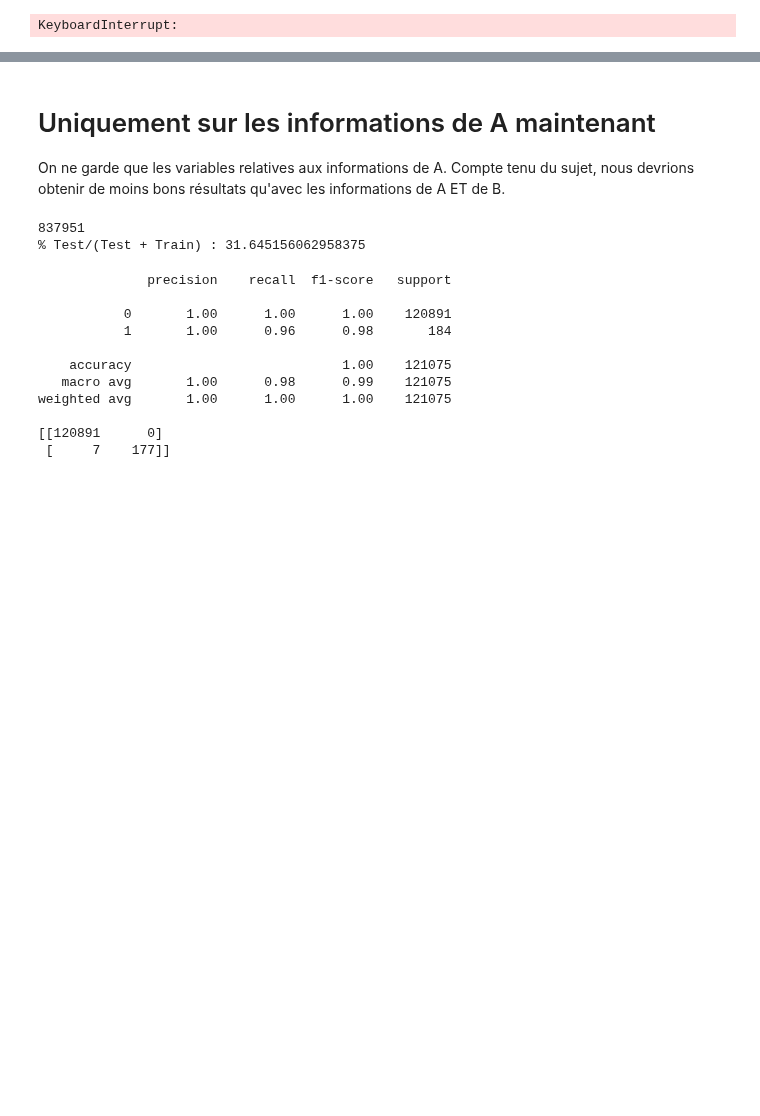
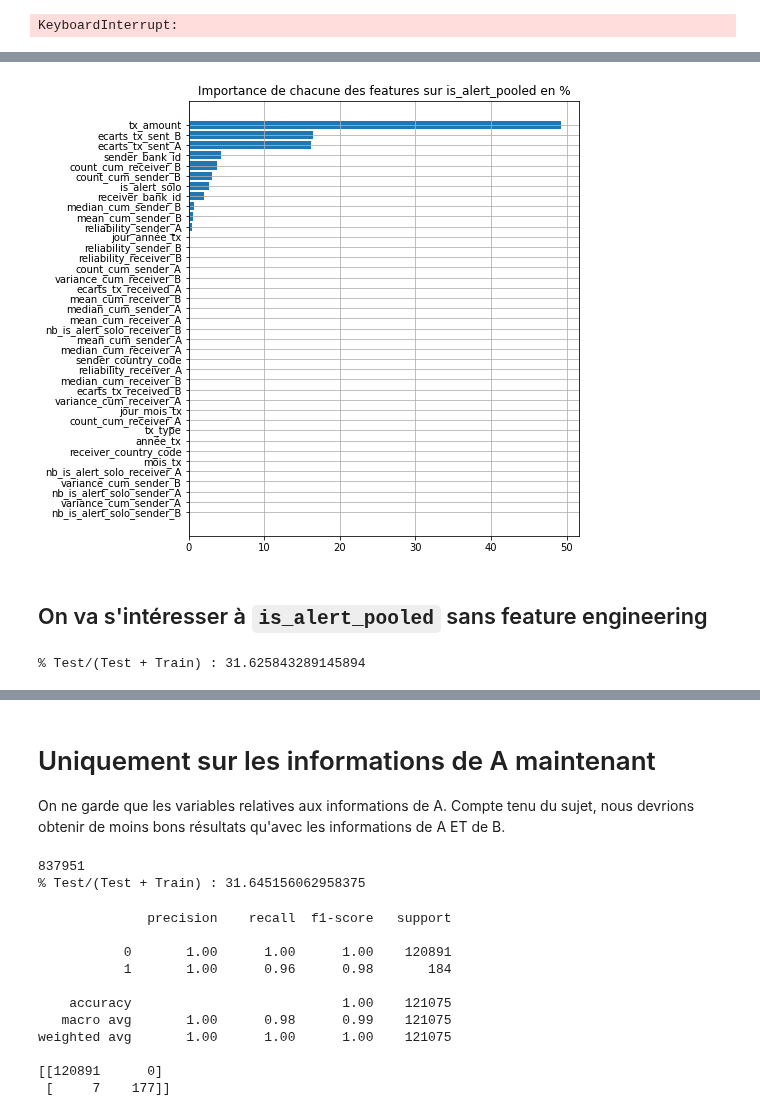
Before and after one commit to CorentinPernot/Statapp, a Jupyter notebook: Notebook/modé.ipynb, the cells around one changed output, grey strips where cells are left out. Cells and saved outputs as stored; diff of their text form; code cells hidden in the pictures; blank space fills up the shorter version.

```diff
--- a/Notebook/modé.ipynb
+++ b/Notebook/modé.ipynb
@@ -528,0 +574,17 @@ display(resultats)
+# %%
+importances = model.feature_importances_
+
+indices = np.argsort(importances)
+
+
+fig, ax = plt.subplots(figsize=(7,8))
+ax.barh(range(len(importances)), importances[indices]*100)
+ax.set_yticks(range(len(importances)), colors='royalblue')
+_ = ax.set_yticklabels(np.array(X_t.columns)[indices])
+plt.grid()
+plt.title("Importance de chacune des features sur is_alert_pooled en %")
+plt.show()
+# %% [output]
+[figure, added]
+# %% [markdown]
+## On va s'intéresser à `is_alert_pooled` sans feature engineering
@@ -528,0 +625,13 @@ display(resultats)
+# %%
+df3_=df_bis[variables_to_keep]
+
+#On fixe la date initiale
+time = datetime.datetime(2019, 5, 16)
+#On fixe l'horizon
+delta= 200
+
+X_train, X_test, y_train, y_test = train_test_split_time(df3_,time,delta)
+
+X_t= X_train.copy()
+# %% [output]
+% Test/(Test + Train) : 31.625843289145894
```
Also changed, not shown: parts of 13 cells of this notebook.
